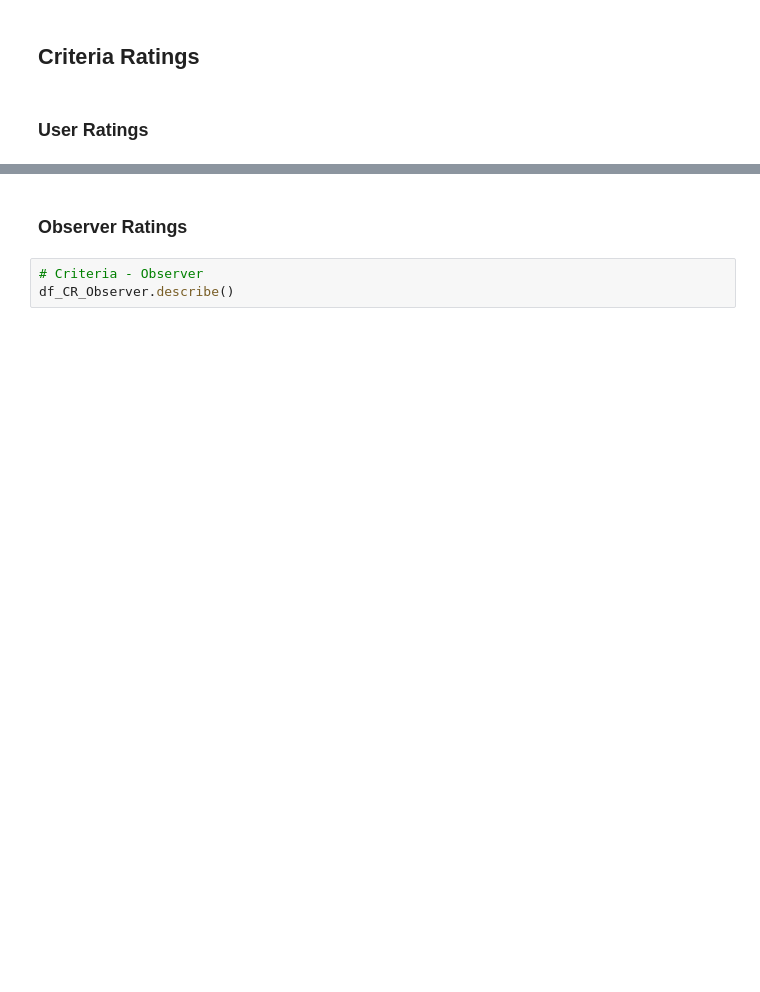
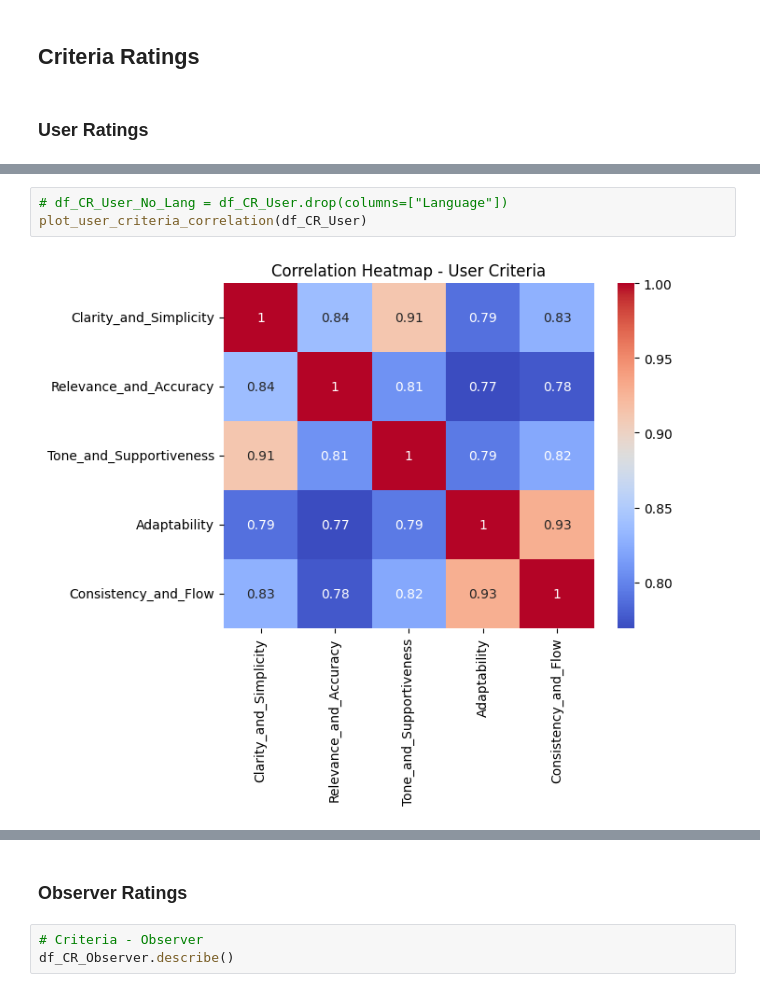
Before and after one commit to wisdom-okwen/chatbot_evaluation, a Jupyter notebook: analysis/analysis.ipynb, the cells around one changed output, grey strips where cells are left out. Cells and saved outputs as stored; diff of their text form; blank space fills up the shorter version.

```diff
--- a/analysis/analysis.ipynb
+++ b/analysis/analysis.ipynb
@@ -254,0 +233,5 @@ for column in df_CR_User.columns[1:]:
+# %%
+# df_CR_User_No_Lang = df_CR_User.drop(columns=["Language"])
+plot_user_criteria_correlation(df_CR_User)
+# %% [output]
+[figure, added]
```
Also changed, not shown: parts of 10 cells of this notebook, 2 other files.
